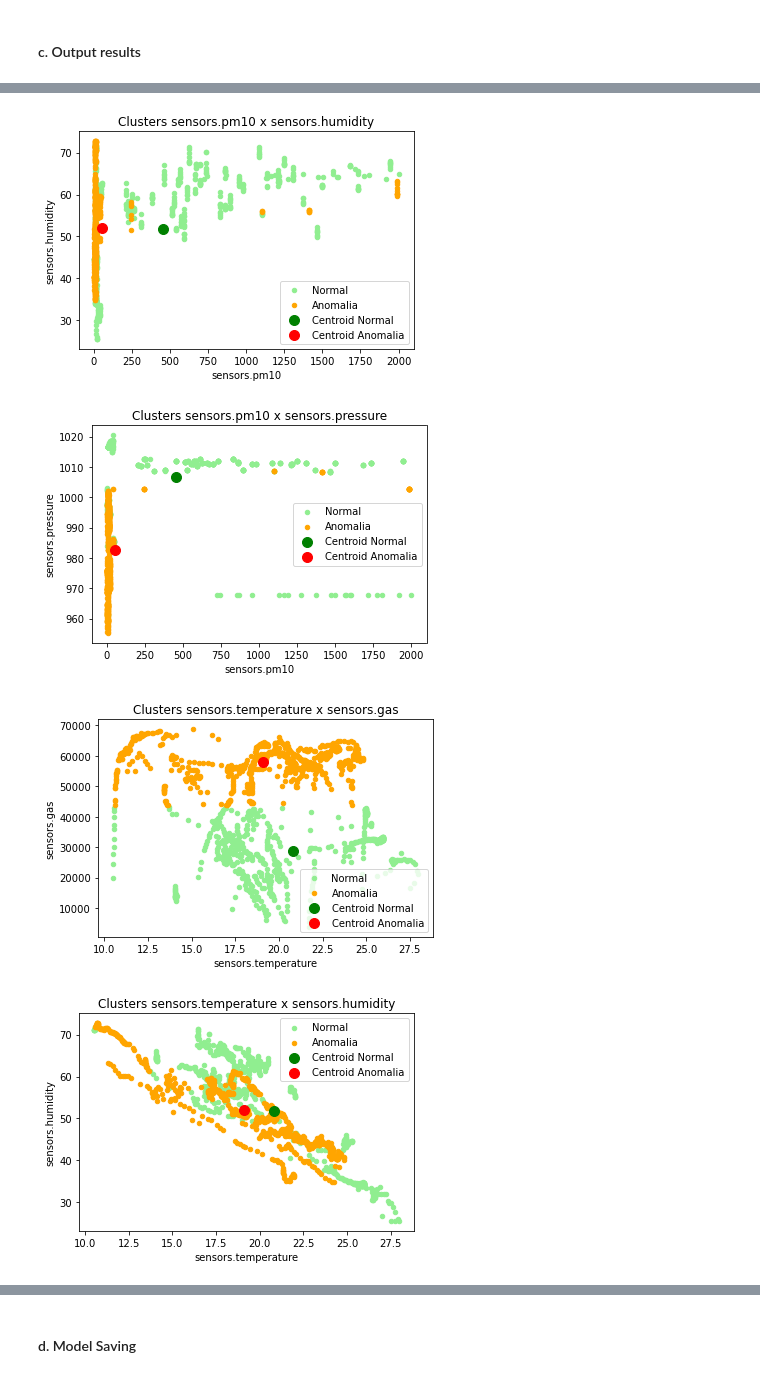
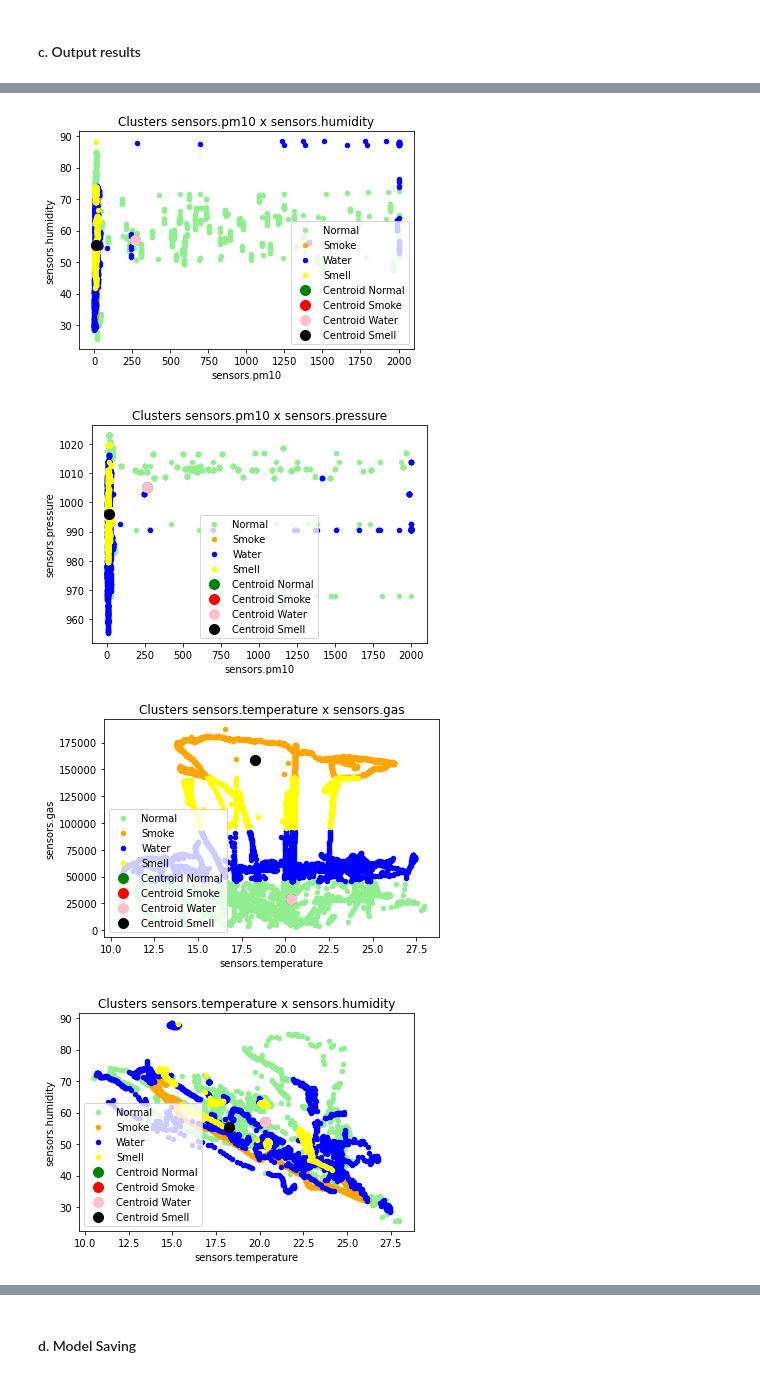
Before and after one commit to tiago-fontes/PEI, a Jupyter notebook: AlertAI/Algorithms.ipynb, the cells around one changed output, grey strips where cells are left out. Saved outputs shown, nothing was run; the diff lists cells and outputs as text; code cells hidden in the pictures.

Commit message:
Algorithms optimization

```diff
--- a/AlertAI/Algorithms.ipynb
+++ b/AlertAI/Algorithms.ipynb
@@ -73,7 +74,7 @@ def show_results(y_true,y_pred):
 ## 2. Data Acquisition
 Step corresponding to gather the Data in order to manipulate it later on.
 # %%
-dataDir = 'data/data.csv' # remove before push
+dataDir = 'data/raw_data_22_12.csv' # remove before push
 data = pd.read_csv(dataDir)
 
 best_columns = ['sensors.pm25','sensors.pm10','sensors.temperature', 'sensors.gas', 'sensors.humidity', 'sensors.pressure']
@@ -312,5 +313,5 @@ None
 # Model Training
 epochs = 20
 batch_size = 16
-nn.fit(X_train, y_train_nn, validation_data = (X_test, y_test_nn), epochs = epochs, verbose = 2)
+nn.fit(X_train, y_train_nn, validation_data = (X_test, y_test_nn), epochs = epochs, verbose = 2, batch_size=batch_size, validation_split=0.1,callbacks=[EarlyStopping(monitor='val_loss', patience=4, min_delta=0.0001)])
 # %% [output]
@@ -515,0 +485,21 @@ RandomForestClassifier(n_estimators=50, random_state=0)
+# %%
+#Param
+n_estimators = [int(x) for x in np.linspace(start = 20, stop = 200, num = 10)]
+max_features = ['auto', 'sqrt']
+max_depth = [int(x) for x in np.linspace(10, 110, num = 11)]
+max_depth.append(None)
+bootstrap = [True, False]
+
+param_grid = {'n_estimators': n_estimators,
+               'max_features': max_features,
+               'max_depth': max_depth,
+               'bootstrap': bootstrap}
+
+#Model
+rf = RandomForestClassifier()
+randForestReg = GridSearchCV(estimator = rf, param_grid = param_grid,
+                          cv = 4, n_jobs = -1, verbose = 2)
+
+#Train
+randForestReg.fit(X_train, y_train.values.ravel())
+randForestReg.best_params_
@@ -572,7 +561,7 @@ Nota: Nestes casos não existe 'classificação' por serem modelos não supervis
 # %% [markdown]
 #### b. Model Trainig
 # %%
-n_clusters = 2
-kmeans = KMeans(algorithm = 'auto', init = 'k-means++', max_iter = 1000000, n_init= 10, n_clusters = n_clusters, verbose = 0) #Para já vou colocar 2, de existência e não existência de fumo
+n_clusters = 4
+kmeans = KMeans(algorithm = 'auto', init = 'k-means++', max_iter = 10000, n_init= 10, n_clusters = n_clusters, verbose = 0)
 kmeans.fit(X_train)
 # %% [output]
@@ -617,9 +595,13 @@ for c1, col1 in enumerate(X_train.columns):
             ;
         else:
             plt.scatter(X_train[kmeans.labels_ == 0][col1], X_train[kmeans.labels_ == 0][col2], s = 20, c = 'lightgreen', label = 'Normal')
-            plt.scatter(X_train[kmeans.labels_ == 1][col1], X_train[kmeans.labels_ == 1][col2], s = 20, c = 'orange', label = 'Anomalia')
+            plt.scatter(X_train[kmeans.labels_ == 1][col1], X_train[kmeans.labels_ == 1][col2], s = 20, c = 'orange', label = 'Smoke')
+            plt.scatter(X_train[kmeans.labels_ == 2][col1], X_train[kmeans.labels_ == 2][col2], s = 20, c = 'blue', label = 'Water')
+            plt.scatter(X_train[kmeans.labels_ == 3][col1], X_train[kmeans.labels_ == 3][col2], s = 20, c = 'yellow', label = 'Smell')
             plt.scatter(kmeans_clusters[0, c1], kmeans_clusters[0, c2], s=100, c='green', label = 'Centroid Normal')
-            plt.scatter(kmeans_clusters[1, c1], kmeans_clusters[1, c2], s=100, c='red', label = 'Centroid Anomalia')
+            plt.scatter(kmeans_clusters[1, c1], kmeans_clusters[1, c2], s=100, c='red', label = 'Centroid Smoke')
+            plt.scatter(kmeans_clusters[0, c1], kmeans_clusters[0, c2], s=100, c='pink', label = 'Centroid Water')
+            plt.scatter(kmeans_clusters[1, c1], kmeans_clusters[1, c2], s=100, c='black', label = 'Centroid Smell')
             plt.title('Clusters ' + str(col1) + ' x ' + str(col2))
             plt.xlabel(col1)
             plt.ylabel(col2)
@@ -636,4 +618,4 @@ for c1, col1 in enumerate(X_train.columns):
-[figure, old version]
+[figure, new version]
-[figure, old version]
+[figure, new version]
-[figure, old version]
+[figure, new version]
-[figure, old version]
+[figure, new version]
```
Also changed, not shown: parts of 27 cells of this notebook.
